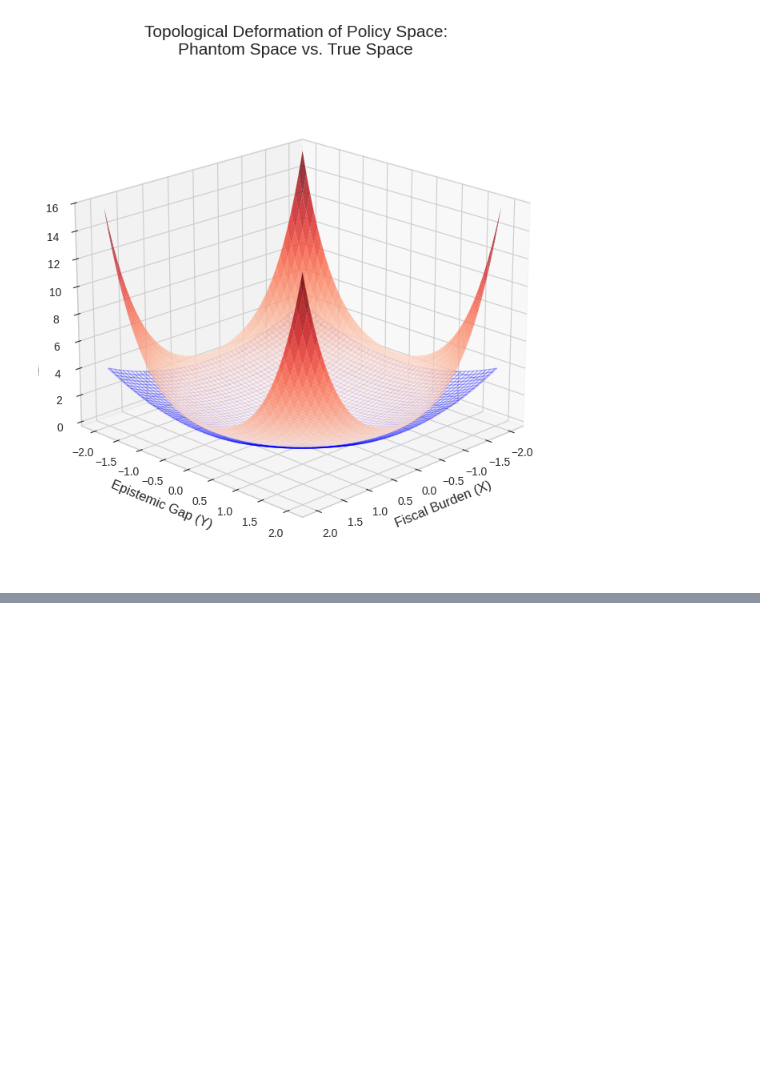
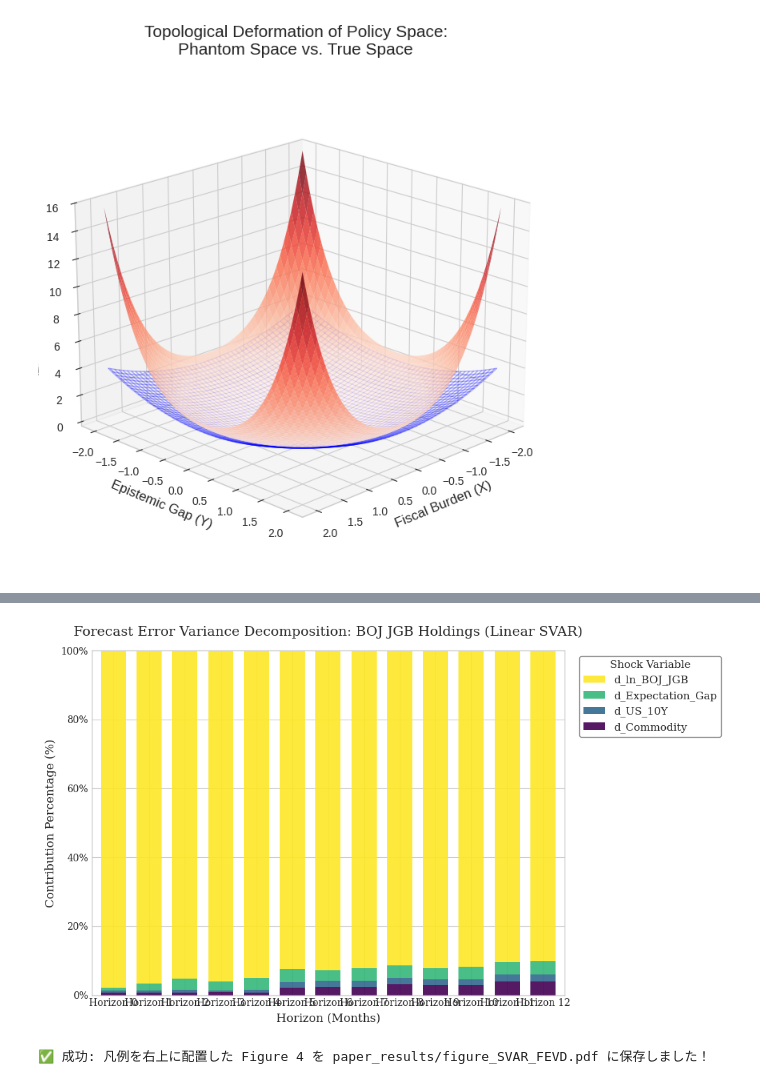
Before and after one commit to MacKumachin/Clifford-FBSM-SignalControl, a Jupyter notebook: SVAR推定.ipynb, the cells around one changed output, grey strips where cells are left out. Cells and saved outputs as stored; diff of their text form; code cells hidden in the pictures; blank space fills up the shorter version.

```diff
--- a/SVAR推定.ipynb
+++ b/SVAR推定.ipynb
@@ -690 +1171,67 @@ print("✅ 中身の詰まった 'figure_Robustness_Flow.pdf' を保存しまし
+# %%
+#!/usr/bin/env python3
+# -*- coding: utf-8 -*-
+"""
+Supplementary Material: Figure 4 Generation Script (Perfect Legend Placement)
+Paper: Unorthodox Monetary Policy: Epistemic Asymmetry, Fiscal Instability, and Topological Failure in Japan
+"""
+
+import os
+import pandas as pd
+import matplotlib.pyplot as plt
+import matplotlib.ticker as mtick
+
+def main():
+    plt.rcParams['font.family'] = 'serif'
+    os.makedirs("paper_results", exist_ok=True)
+
+    file_name = 'table_fevd_svar.csv'
+    try:
+        df_fevd = pd.read_csv(file_name, index_col=0)
+    except FileNotFoundError:
+        print(f"❌ エラー: '{file_name}' が見つかりません。")
+        return
+
+    if df_fevd.iloc[0].sum() <= 1.5:
+        df_fevd = df_fevd * 100
+
+    fig, ax = plt.subplots(figsize=(10, 6))
+
+    # 描画
+    df_fevd.plot(kind='bar', stacked=True, colormap='viridis', ax=ax, alpha=0.9, width=0.7)
+
+    ax.set_title("Forecast Error Variance Decomposition: BOJ JGB Holdings (Linear SVAR)", fontsize=14, pad=15)
+    ax.set_ylabel("Contribution Percentage (%)", fontsize=12)
+    ax.set_xlabel("Horizon (Months)", fontsize=12)
+
+    # 【超重要修正】max0 ではなく xmax !!! これがエラーの元凶でした。
+    ax.yaxis.set_major_formatter(mtick.PercentFormatter(xmax=100))
+    ax.set_ylim(0, 100)
+    plt.xticks(rotation=0)
+
+    # 凡例を生成し、参照用PDFと全く同じ「外側の右上」に配置する
+    handles, labels = ax.get_legend_handles_labels()
+    ax.legend(handles[::-1], labels[::-1],
+              title="Shock Variable",
+              bbox_to_anchor=(1.02, 1), loc='upper left',  # グラフの枠外・右上に配置
+              frameon=True,
+              facecolor='white',
+              framealpha=0.95,
+              edgecolor='gray',
+              fontsize=11,
+              title_fontsize=11)
+
+    plt.tight_layout()
+
+    output_path = os.path.join('paper_results', 'figure_SVAR_FEVD.pdf')
+    plt.savefig(output_path, format='pdf', dpi=300, bbox_inches='tight')
+    plt.show()
+
+    print(f"✅ 成功: 凡例を右上に配置した Figure 4 を {output_path} に保存しました！")
+
+if __name__ == "__main__":
+    main()
+# %% [output]
+[figure, added]
+✅ 成功: 凡例を右上に配置した Figure 4 を paper_results/figure_SVAR_FEVD.pdf に保存しました！
 # %%
```
Also changed, not shown: parts of 10 cells of this notebook.
